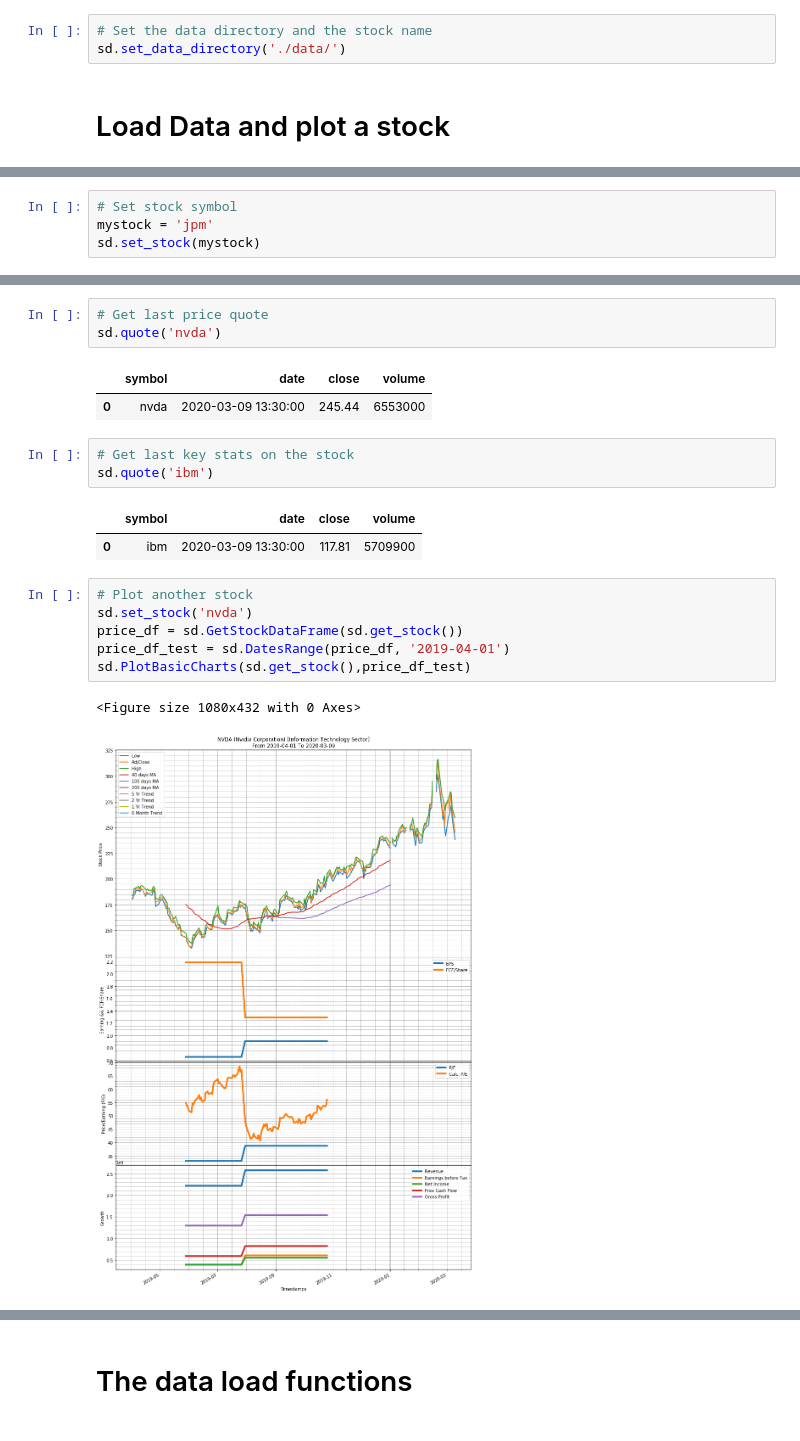
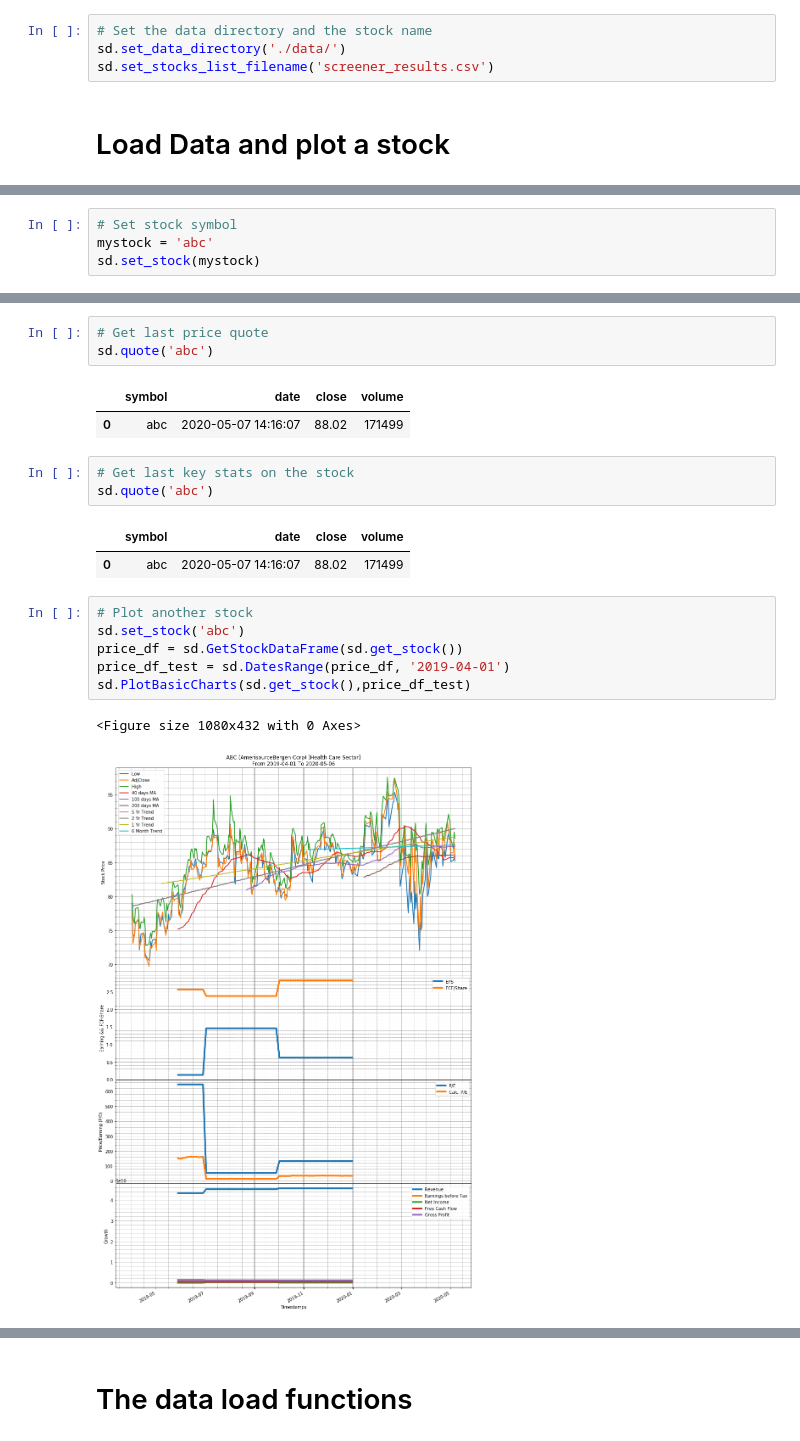
Before and after one commit to sabawi/getstockdata, a Jupyter notebook: test_data.ipynb, the cells around one changed output, grey strips where cells are left out. Cells and saved outputs as stored; diff of their text form.

```diff
--- a/test_data.ipynb
+++ b/test_data.ipynb
@@ -23,6 +15,7 @@ import stockdatalib as sd
 # %%
 # Set the data directory and the stock name
 sd.set_data_directory('./data/')
+sd.set_stocks_list_filename('screener_results.csv')
 # %% [markdown]
 # Load Data and plot a stock
 # %%
@@ -31,5 +24,5 @@ stock_count, stock_fields, sp_df = sd.GetSP500_List()
 # %%
 # Set stock symbol
-mystock = 'jpm'
+mystock = 'abc'
 sd.set_stock(mystock)
 # %%
@@ -70,22 +64,22 @@ linear_trends
 # %%
 # Get last price quote
-sd.quote('nvda')
+sd.quote('abc')
 # %% [output]
 |  | symbol | date | close | volume |
-| 0 | nvda | 2020-03-09 13:30:00 | 245.44 | 6553000 |
+| 0 | abc | 2020-05-07 14:16:07 | 88.02 | 171499 |
 # %%
 # Get last key stats on the stock
-sd.quote('ibm')
+sd.quote('abc')
 # %% [output]
 |  | symbol | date | close | volume |
-| 0 | ibm | 2020-03-09 13:30:00 | 117.81 | 5709900 |
+| 0 | abc | 2020-05-07 14:16:07 | 88.02 | 171499 |
 # %%
 # Plot another stock
-sd.set_stock('nvda')
+sd.set_stock('abc')
 price_df = sd.GetStockDataFrame(sd.get_stock())
 price_df_test = sd.DatesRange(price_df, '2019-04-01')
 sd.PlotBasicCharts(sd.get_stock(),price_df_test)
 # %% [output]
 <Figure size 1080x432 with 0 Axes>
-[figure, old version]
+[figure, new version]
 |  | 5 Years Trend Line Function | 2 Years Trend Line Function | 1 Year Trend Line Function | 6 Months Trend Line Function |
```
Also changed, not shown: parts of 35 cells of this notebook, 1 other file.
